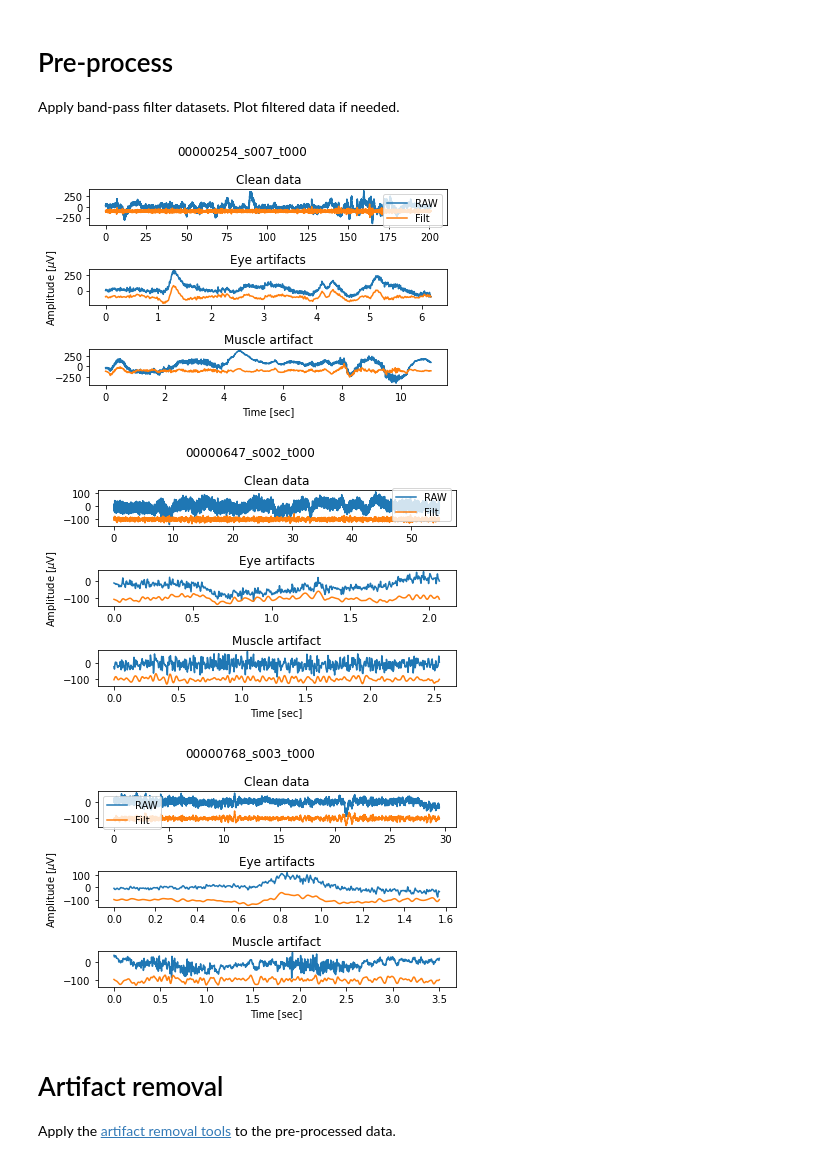
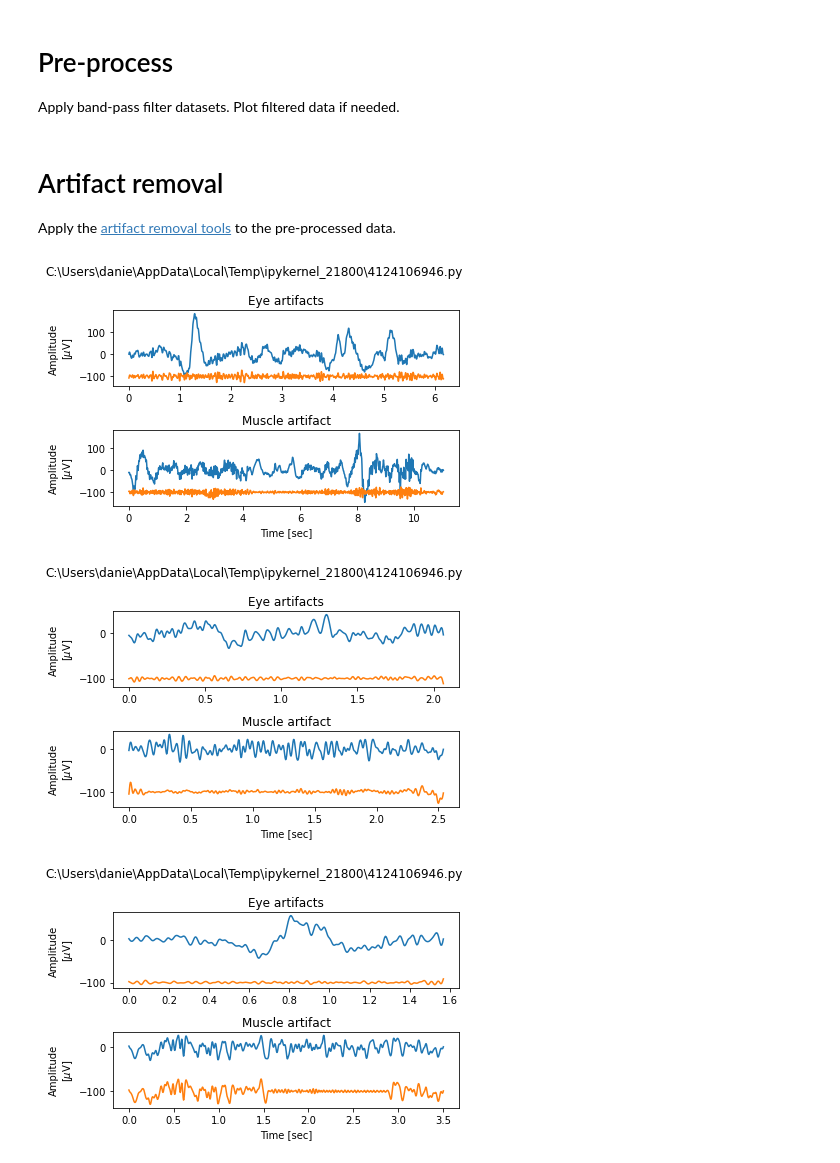
Before and after one commit to danielcomaduran/artifact-removal-tool-validation, a Jupyter notebook: Notebooks/02_Temple_Validation.ipynb, the cells around one changed output. Drawn from its saved outputs; the diff is of its cells as text; code cells hidden in the pictures.

Commit message:
Completed temple validation notebook

```diff
--- a/Notebooks/02_Temple_Validation.ipynb
+++ b/Notebooks/02_Temple_Validation.ipynb
@@ -55,6 +55,7 @@ chans = [None] * n_files
 # - List of valid EEG channels to separate them from other types of data
 eeg_valid_chans = np.array(['FP1','FP2','F3','F4','C3','C4','P3','P4','O1','O2','F7','F8',
                     'T3','T4','T5','T6','T1','T2','FZ','CZ','PZ'])
+n_chans = len(eeg_valid_chans)
 
 # - Select only the valid channels from each file
 for f,file in enumerate(edf_files):
@@ -87,7 +88,7 @@ for f,file in enumerate(edf_files):
 
     # Separate clean EEG and sampling rate
     clean_eeg[f] = temp_data['clean_eeg'][eeg_idx,:]
-    srate[f] = temp_data['srate']
+    srate[f] = float(temp_data['srate'])
 
     del temp_data   # Delete temporary data from memory
 # %% [output]
@@ -101,9 +102,9 @@ Apply band-pass filter datasets. Plot filtered data if needed.
 # %%
 #%% Settings
 # - Plot settings
-plot_filtered = True
-scale = 1e6
-offset = 100
+plot = False    # Boolean to plot pre-processed data
+scale = 1e6     # Scale for EEG data
+offset = 100    # Offset for filtered data (after scaling)
 
 # - Filter settings
 fc = [1, 30]    # Cut-off frequencies [Hz]
@@ -129,7 +130,7 @@ for f,file in enumerate(edf_files):
     for a in range(artifacts):
         mus_pre_eeg[f][a] = eeg_preprocessing.filter(f_type, mus_eeg[f][a], fc=fc, srate=int(srate[f]), order=f_order)
 
-    if plot_filtered:
+    if plot:
         fig, ax = plt.subplots(3,1)
         plt.suptitle(f"{file}")
 
@@ -151,13 +152,67 @@ for f,file in enumerate(edf_files):
         ax[2].plot(temp_time, scale*mus_pre_eeg[f][0][0,:] - offset, label="Filt")
         ax[2].set_xlabel("Time [sec]")
 
-    plt.tight_layout()
-    del temp_time, artifacts
+        del temp_time, artifacts
+        plt.tight_layout()
-# %% [output]
-[figure, removed]
-[figure, removed]
-[figure, removed]
 # %% [markdown]
 # Artifact removal
 
 Apply the [artifact removal tools](../Functions/artifact_removal_tools.py) to the pre-processed data.
+# %%
+#%% Settings
+# - Plot settings
+plot = True     # Boolean to plot data without artifacts
+scale = 1e6     # Scale for EEG data
+offset = 100    # Offset for filtered data (after scaling)
+
+# - ART settings
+window_length = 0.9 # Window length for embedding matrix [sec]
+n_clusters = 10     # Number of clusters for kmean classification [n]
+n_artifacts = 3     # Number of artifacts trials to clean
+
+#%% Preallocate data
+eye_clean = [None] * n_files
+mus_clean = [None] * n_files
+
+#%% Apply ART
+for f in range(n_files):
+    # Preallocate variables
+    eye_clean[f] = [None] * n_artifacts
+    mus_clean[f] = [None] * n_artifacts
+
+    for a in range(n_artifacts):
+        [eye_clean[f][a],_,_] = art.remove_eyeblinks_cpu(
+            eye_pre_eeg[f][a],
+            srate=srate[f],
+            window_length=window_length,
+            n_clusters=n_clusters)
+
+        [mus_clean[f][a],_,_] = art.remove_eyeblinks_cpu(
+            mus_pre_eeg[f][a],
+            srate=srate[f],
+            window_length=window_length,
+            n_clusters=n_clusters)
+
+    if plot:
+        fig, ax = plt.subplots(2, 1)
+        plt.suptitle(f"{file}")
+
+        ax[0].set_title("Eye artifacts")
+        temp_time = np.linspace(0, np.max(np.shape(eye_pre_eeg[f][0]))/srate[f], np.max(np.shape(eye_pre_eeg[f][0])))
+        ax[0].plot(temp_time, scale*eye_pre_eeg[f][0][0,:], label="filt")
+        ax[0].plot(temp_time, scale*eye_clean[f][0][0,:] - offset, label="clean")
+        ax[0].set_ylabel("Amplitude\n[$\mu$V]")
+
+        ax[1].set_title("Muscle artifact")
+        temp_time = np.linspace(0, np.max(np.shape(mus_pre_eeg[f][0]))/srate[f], np.max(np.shape(mus_pre_eeg[f][0])))
+        ax[1].plot(temp_time, scale*mus_pre_eeg[f][0][0,:], label="filt")
+        ax[1].plot(temp_time, scale*mus_clean[f][0][0,:] - offset, label="clean")
+        ax[1].set_ylabel("Amplitude\n[$\mu$V]")
+        ax[1].set_xlabel("Time [sec]")
+
+        plt.tight_layout()
+        del temp_time
+# %% [output]
+[figure, added]
+[figure, added]
+[figure, added]
```
Also changed, not shown: parts of 5 cells of this notebook.
